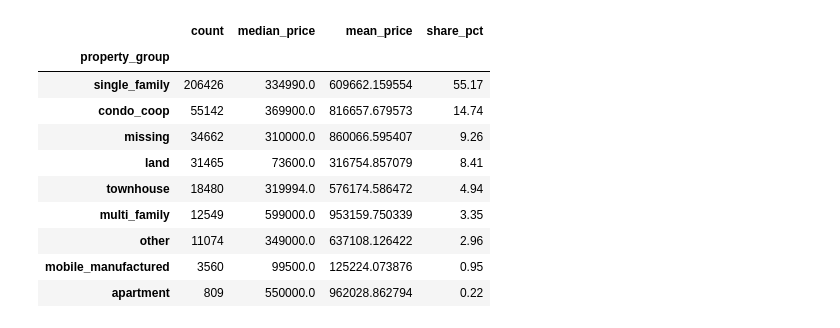
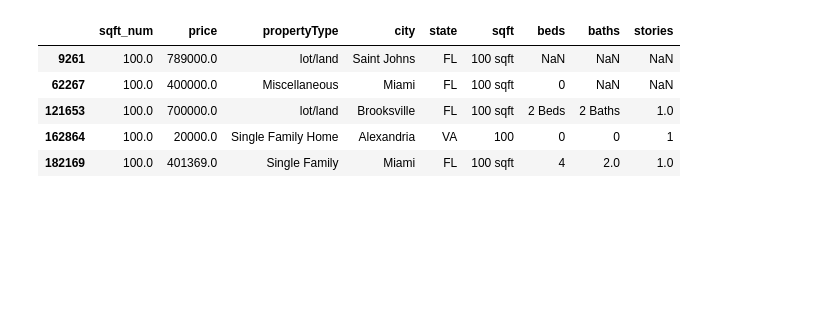
Before and after one commit to Aleksandr219-0/sf_data_science, a Jupyter notebook: Итоговый проект первого года обучения/DS.ipynb, the cells around one changed output. Saved outputs shown, nothing was run; the diff lists cells and outputs as text; code cells hidden in the pictures; blank space fills up the shorter version.

```diff
--- a/Итоговый проект первого года обучения/DS.ipynb
+++ b/Итоговый проект первого года обучения/DS.ipynb
@@ -406,47 +579,35 @@ Name: count, dtype: int64
 # %%
-def group_property_type(value):
-    text = str(value).strip().lower()
+# Проверка минимальных и максимальных допустимых значений после очистки.
 
-    if value == 'missing' or text in {'', 'nan', 'none'}:
-        return 'missing'
-    if 'land' in text or 'lot' in text:
-        return 'land'
-    if 'condo' in text or 'coop' in text or 'co-op' in text:
-        return 'condo_coop'
-    if 'town' in text or 'row home' in text:
-        return 'townhouse'
-    if 'multi' in text or 'duplex' in text or 'triplex' in text or 'fourplex' in text:
-        return 'multi_family'
-    if 'mobile' in text or 'manufactured' in text:
-        return 'mobile_manufactured'
-    if 'apartment' in text:
-        return 'apartment'
-    if (
-        'single' in text
-        or 'detached' in text
-        or 'ranch' in text
-        or 'colonial' in text
-        or 'traditional' in text
-        or 'contemporary' in text
-        or 'one story' in text
-        or 'two story' in text
-    ):
-        return 'single_family'
+inspection_columns = [
+    'price',
+    'propertyType',
+    'city',
+    'state',
+    'sqft',
+    'beds',
+    'baths',
+    'stories'
+]
 
-    return 'other'
+for column in numeric_columns:
+    print(f'\nПроверка границ признака: {column}')
 
+    print('Минимальные значения:')
+    display(
+        sales_df.loc[
+            sales_df[column].notna(),
+            [column] + inspection_columns
+        ]
+        .nsmallest(5, columns=column)
+    )
 
-sales_df['property_group'] = property_type.apply(group_property_type)
-
-property_summary = (
-    sales_df.groupby('property_group')['price']
-    .agg(count='size', median_price='median', mean_price='mean')
-    .sort_values('count', ascending=False)
-)
-
-property_summary['share_pct'] = (
-    property_summary['count'] / len(sales_df) * 100
-).round(2)
-
-display(property_summary)
+    print('Максимальные значения:')
+    display(
+        sales_df.loc[
+            sales_df[column].notna(),
+            [column] + inspection_columns
+        ]
+        .nlargest(5, columns=column)
+    )
 # %% [output]
@@ -453,11 +616,6 @@ display(property_summary)
-|  | count | median_price | mean_price | share_pct |
-| property_group |  |  |  |  |
-| single_family | 206426 | 334990.0 | 609662.159554 | 55.17 |
-| condo_coop | 55142 | 369900.0 | 816657.679573 | 14.74 |
-| missing | 34662 | 310000.0 | 860066.595407 | 9.26 |
-| land | 31465 | 73600.0 | 316754.857079 | 8.41 |
-| townhouse | 18480 | 319994.0 | 576174.586472 | 4.94 |
-| multi_family | 12549 | 599000.0 | 953159.750339 | 3.35 |
-| other | 11074 | 349000.0 | 637108.126422 | 2.96 |
-| mobile_manufactured | 3560 | 99500.0 | 125224.073876 | 0.95 |
-| apartment | 809 | 550000.0 | 962028.862794 | 0.22 |
+|  | sqft_num | price | propertyType | city | state | sqft | beds | baths | stories |
+| 9261 | 100.0 | 789000.0 | lot/land | Saint Johns | FL | 100 sqft | NaN | NaN | NaN |
+| 62267 | 100.0 | 400000.0 | Miscellaneous | Miami | FL | 100 sqft | 0 | NaN | NaN |
+| 121653 | 100.0 | 700000.0 | lot/land | Brooksville | FL | 100 sqft | 2 Beds | 2 Baths | 1.0 |
+| 162864 | 100.0 | 20000.0 | Single Family Home | Alexandria | VA | 100 | 0 | 0 | 1 |
+| 182169 | 100.0 | 401369.0 | Single Family | Miami | FL | 100 sqft | 4 | 2.0 | 1.0 |
```
Also changed, not shown: parts of 86 cells of this notebook, 1 other file.
